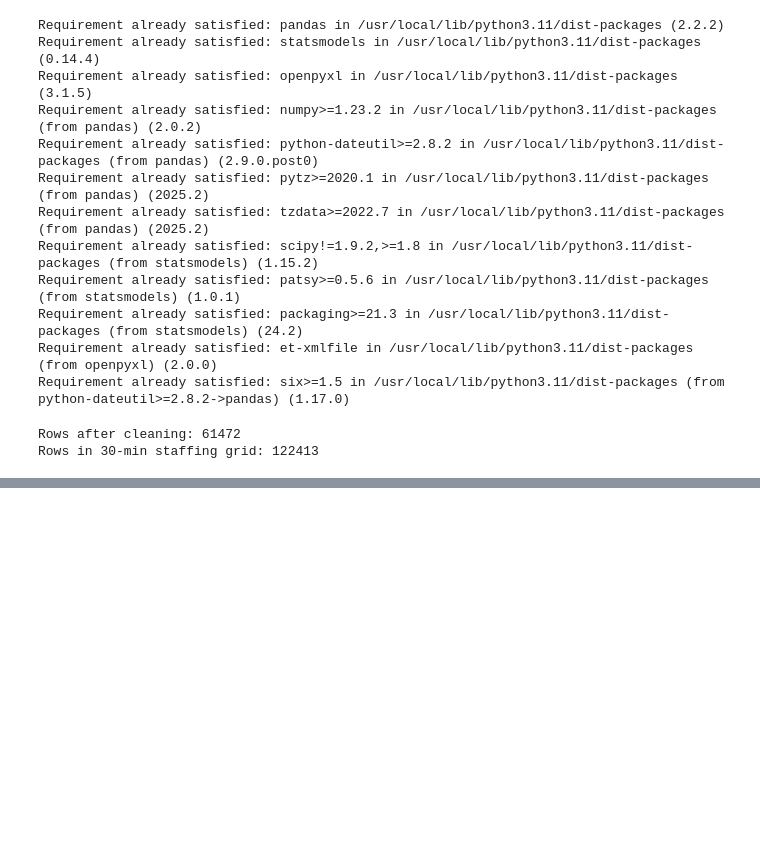
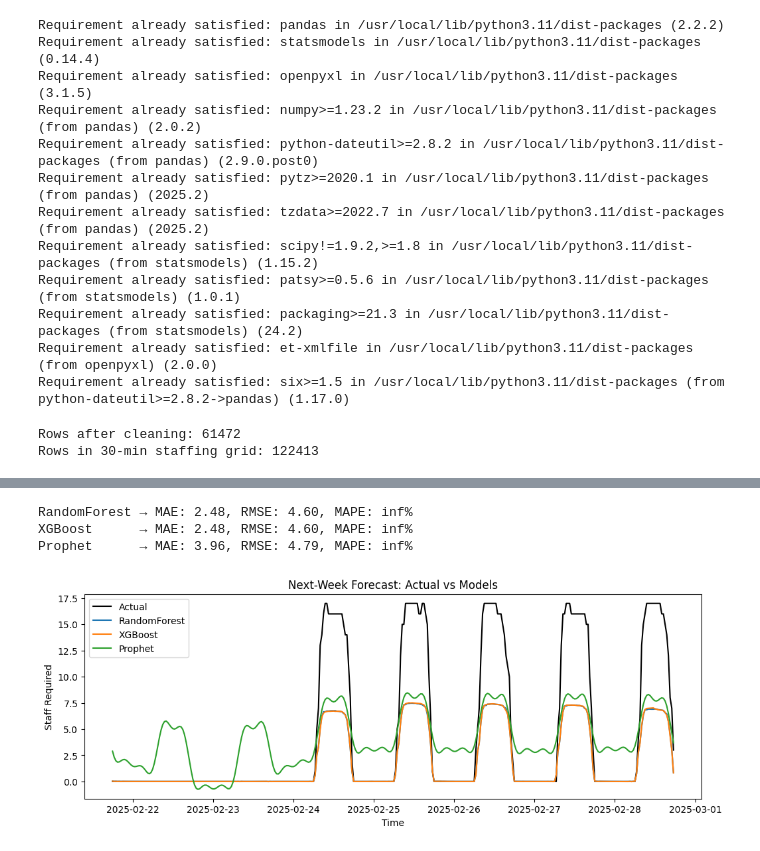
Before and after one commit to Reybolouri/Semester-Project-ECON8310-Reybolouri, a Jupyter notebook: forcasting.ipynb, the cells around one changed output, grey strips where cells are left out. Saved outputs shown, nothing was run; the diff lists cells and outputs as text; code cells hidden in the pictures; blank space fills up the shorter version.

```diff
--- a/forcasting.ipynb
+++ b/forcasting.ipynb
@@ -209,0 +423,11 @@ KeyboardInterrupt:
+# %%
+# Train Prophet
+# Prepare dataframe for Prophet
+prophet_df = train.reset_index().rename(columns={"time_block":"ds","staff_required":"y"})
+m = Prophet(daily_seasonality=True, weekly_seasonality=True, yearly_seasonality=False)
+m.fit(prophet_df)
+
+# Build future dataframe
+future = m.make_future_dataframe(periods=H, freq="30min")
+forecast = m.predict(future)
+prophet_pred = forecast.set_index("ds")["yhat"].loc[test.index]
@@ -209,0 +444,32 @@ KeyboardInterrupt:
+# %%
+
+#  Accuracy Metrics & Plot
+models = {
+    "RandomForest": rf_pred,
+    "XGBoost":      xgb_pred,
+    "Prophet":      prophet_pred.values
+}
+
+# Compute and print accuracy
+for name, pred in models.items():
+    mae  = mean_absolute_error(test, pred)
+    rmse = np.sqrt(mean_squared_error(test, pred))
+    mape = np.mean(np.abs((pred - test) / test)) * 100
+    print(f"{name:12s} → MAE: {mae:.2f}, RMSE: {rmse:.2f}, MAPE: {mape:.1f}%")
+
+# Plot actual vs predictions
+plt.figure(figsize=(12,4))
+plt.plot(test.index, test, label="Actual", color="black")
+plt.plot(test.index, rf_pred,  label="RandomForest")
+plt.plot(test.index, xgb_pred, label="XGBoost")
+plt.plot(test.index, prophet_pred, label="Prophet")
+plt.legend()
+plt.title("Next-Week Forecast: Actual vs Models")
+plt.xlabel("Time")
+plt.ylabel("Staff Required")
+plt.show()
+# %% [output]
+RandomForest → MAE: 2.48, RMSE: 4.60, MAPE: inf%
+XGBoost      → MAE: 2.48, RMSE: 4.60, MAPE: inf%
+Prophet      → MAE: 3.96, RMSE: 4.79, MAPE: inf%
+[figure, added]
```
Also changed, not shown: parts of 10 cells of this notebook.
